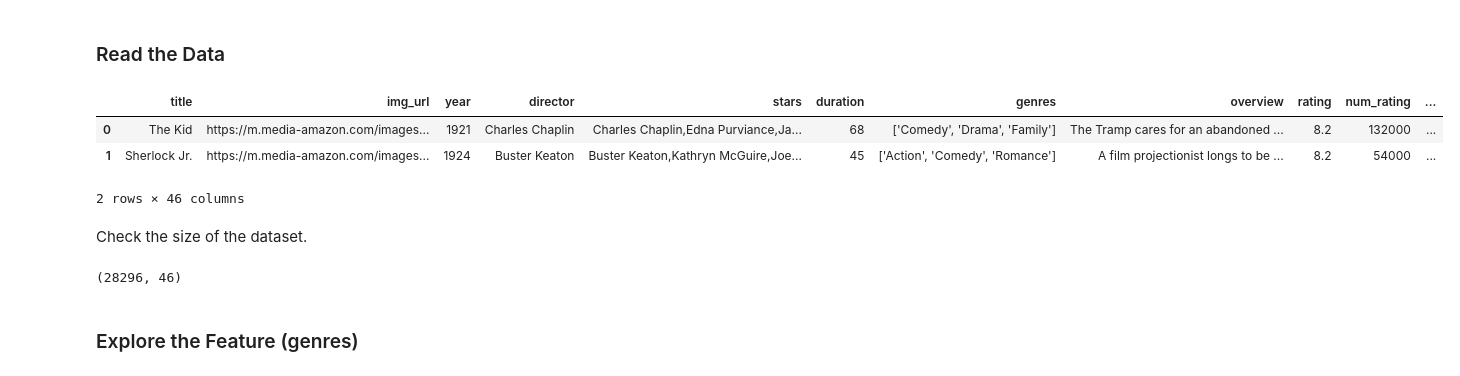
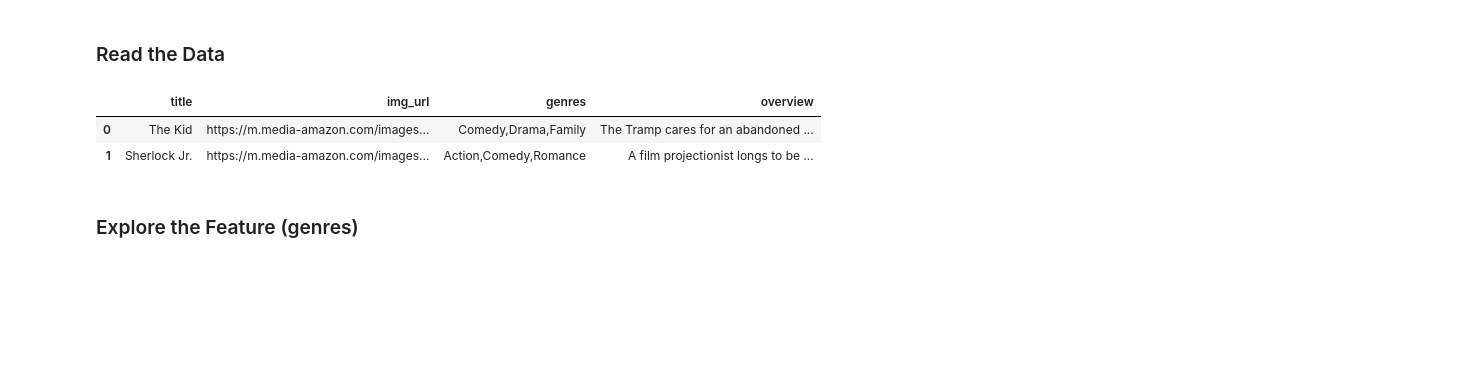
Before and after one commit to huynm116/ds-project, a Jupyter notebook: recommender/content_based_recommender.ipynb, the cells around one changed output. Drawn from its saved outputs; the diff is of its cells as text; code cells hidden in the pictures; blank space fills up the shorter version.

Commit message:
analyze movie insights

```diff
--- a/recommender/content_based_recommender.ipynb
+++ b/recommender/content_based_recommender.ipynb
@@ -11,19 +11,12 @@ import matplotlib.pyplot as plt
 # %% [markdown]
 ### Read the Data
 # %%
-movies = pd.read_csv('../cleaned_data/movies_small.csv')
+movies = pd.read_csv('../cleaned_data/movies_small.csv', usecols=['title','genres', 'overview', 'img_url'])
 movies.head(2)
 # %% [output]
-|  | title | img_url | year | director | stars | duration | genres | overview | rating | num_rating | ... |
-| 0 | The Kid | https://m.media-amazon.com/images... | 1921 | Charles Chaplin | Charles Chaplin,Edna Purviance,Ja... | 68 | ['Comedy', 'Drama', 'Family'] | The Tramp cares for an abandoned ... | 8.2 | 132000 | ... |
-| 1 | Sherlock Jr. | https://m.media-amazon.com/images... | 1924 | Buster Keaton | Buster Keaton,Kathryn McGuire,Joe... | 45 | ['Action', 'Comedy', 'Romance'] | A film projectionist longs to be ... | 8.2 | 54000 | ... |
+|  | title | img_url | genres | overview |
+| 0 | The Kid | https://m.media-amazon.com/images... | Comedy,Drama,Family | The Tramp cares for an abandoned ... |
+| 1 | Sherlock Jr. | https://m.media-amazon.com/images... | Action,Comedy,Romance | A film projectionist longs to be ... |
-2 rows × 46 columns
-# %% [markdown]
-Check the size of the dataset.
-# %%
-movies.shape
-# %% [output]
-(28296, 46)
 # %% [markdown]
 ### Explore the Feature (genres)
 # %% [markdown]
```
Also changed, not shown: parts of 4 cells of this notebook, 11 other files.
